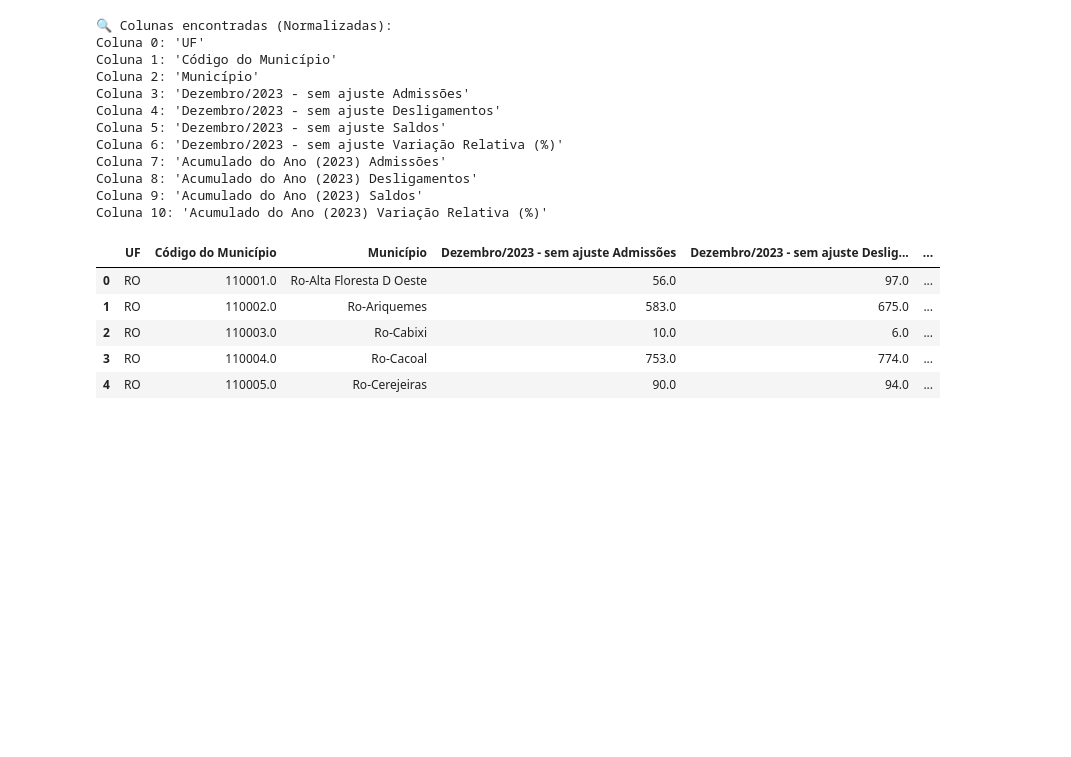
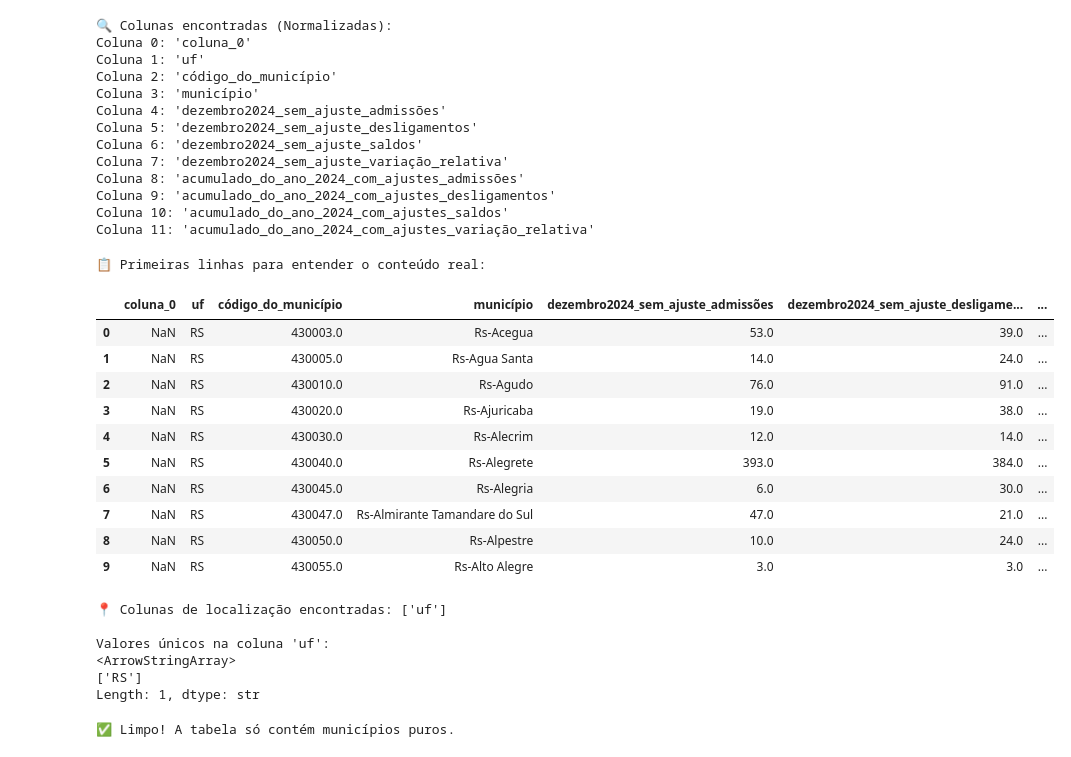
Before and after one commit to rs-impact-lab/rs-impact, a Jupyter notebook: notebooks/01_exploracao_caged.ipynb, the cells around one changed output. Cells and saved outputs as stored; diff of their text form; code cells hidden in the pictures; blank space fills up the shorter version.

```diff
--- a/notebooks/01_exploracao_caged.ipynb
+++ b/notebooks/01_exploracao_caged.ipynb
@@ -8,7 +8,7 @@ ARQUIVO_ALVO = "12-tabelas-dezembro-de-2024_tabela_3.parquet"
 ANO = "2024"
 
 RAIZ = Path("..").resolve().parents[0]
-CAMINHO_DADOS = RAIZ / "data" / "processed" / "caged-parquet" / ANO / ARQUIVO_ALVO
+CAMINHO_DADOS = RAIZ / "rs-impact" / "data" / "processed" / "caged" / ANO / ARQUIVO_ALVO
 
 print(f"✅ Caminho configurado.")
 print(f"🔍 Alvo: {CAMINHO_DADOS}")
@@ -46,32 +46,62 @@ for i, col in enumerate(df.columns):
     print(f"Coluna {i}: '{col}'")
 # %% [output]
 🔍 Colunas encontradas (Normalizadas):
-Coluna 0: 'UF'
-Coluna 1: 'Código do Município'
-Coluna 2: 'Município'
-Coluna 3: 'Dezembro/2023 - sem ajuste Admissões'
-Coluna 4: 'Dezembro/2023 - sem ajuste Desligamentos'
-Coluna 5: 'Dezembro/2023 - sem ajuste Saldos'
-Coluna 6: 'Dezembro/2023 - sem ajuste Variação Relativa (%)'
-Coluna 7: 'Acumulado do Ano (2023) Admissões'
-Coluna 8: 'Acumulado do Ano (2023) Desligamentos'
-Coluna 9: 'Acumulado do Ano (2023) Saldos'
-Coluna 10: 'Acumulado do Ano (2023) Variação Relativa (%)'
+Coluna 0: 'coluna_0'
+Coluna 1: 'uf'
+Coluna 2: 'código_do_município'
+Coluna 3: 'município'
+Coluna 4: 'dezembro2024_sem_ajuste_admissões'
+Coluna 5: 'dezembro2024_sem_ajuste_desligamentos'
+Coluna 6: 'dezembro2024_sem_ajuste_saldos'
+Coluna 7: 'dezembro2024_sem_ajuste_variação_relativa'
+Coluna 8: 'acumulado_do_ano_2024_com_ajustes_admissões'
+Coluna 9: 'acumulado_do_ano_2024_com_ajustes_desligamentos'
+Coluna 10: 'acumulado_do_ano_2024_com_ajustes_saldos'
+Coluna 11: 'acumulado_do_ano_2024_com_ajustes_variação_relativa'
 # %%
-# CÉLULA 5: Extração e filtragem dos dados de interesse.
+# CÉLULA 5: Diagnóstico de Escopo Econômico (Nacional vs Estadual)
 
-#NOTE: As colunas agora seguem o padrão 'nome_original_subtitulo' gerado na conversão.
-coluna_desejada = 'seção_agrupamento'
+print("📋 Primeiras linhas para entender o conteúdo real:")
+display(df.head(10))
 
-if coluna_desejada in df.columns:
-    display(df[[coluna_desejada, df.columns[-1]]].head())
+# Vamos procurar se existe alguma coluna que faça referência a Estados (UF) ou Regiões
+colunas_uf = [col for col in df.columns if 'uf' in col.lower() or 'estado' in col.lower() or 'região' in col.lower()]
+
+if colunas_uf:
+    print(f"📍 Colunas de localização encontradas: {colunas_uf}")
+    for col in colunas_uf:
+        print(f"\nValores únicos na coluna '{col}':")
+        print(df[col].unique())
 else:
-    #NOTE: Caso a coluna exata mude entre tabelas, o display abaixo mostra o DF completo já limpo.
-    display(df.head())
+    print("\n⚠️ Nenhuma coluna explícita de 'UF' ou 'Estado' foi encontrada.")
+    print("Isso indica que esta tabela específica pode ser um consolidado Nacional ou Setorial puro.")
 # %% [output]
+📋 Primeiras linhas para entender o conteúdo real:
-|  | UF | Código do Município | Município | Dezembro/2023 - sem ajuste Admissões | Dezembro/2023 - sem ajuste Deslig... | ... |
-| 0 | RO | 110001.0 | Ro-Alta Floresta D Oeste | 56.0 | 97.0 | ... |
-| 1 | RO | 110002.0 | Ro-Ariquemes | 583.0 | 675.0 | ... |
-| 2 | RO | 110003.0 | Ro-Cabixi | 10.0 | 6.0 | ... |
-| 3 | RO | 110004.0 | Ro-Cacoal | 753.0 | 774.0 | ... |
-| 4 | RO | 110005.0 | Ro-Cerejeiras | 90.0 | 94.0 | ... |
+|  | coluna_0 | uf | código_do_município | município | dezembro2024_sem_ajuste_admissões | dezembro2024_sem_ajuste_desligame... | ... |
+| 0 | NaN | RS | 430003.0 | Rs-Acegua | 53.0 | 39.0 | ... |
+| 1 | NaN | RS | 430005.0 | Rs-Agua Santa | 14.0 | 24.0 | ... |
+| 2 | NaN | RS | 430010.0 | Rs-Agudo | 76.0 | 91.0 | ... |
+| 3 | NaN | RS | 430020.0 | Rs-Ajuricaba | 19.0 | 38.0 | ... |
+| 4 | NaN | RS | 430030.0 | Rs-Alecrim | 12.0 | 14.0 | ... |
+| 5 | NaN | RS | 430040.0 | Rs-Alegrete | 393.0 | 384.0 | ... |
+| 6 | NaN | RS | 430045.0 | Rs-Alegria | 6.0 | 30.0 | ... |
+| 7 | NaN | RS | 430047.0 | Rs-Almirante Tamandare do Sul | 47.0 | 21.0 | ... |
+| 8 | NaN | RS | 430050.0 | Rs-Alpestre | 10.0 | 24.0 | ... |
+| 9 | NaN | RS | 430055.0 | Rs-Alto Alegre | 3.0 | 3.0 | ... |
+📍 Colunas de localização encontradas: ['uf']
+
+Valores únicos na coluna 'uf':
+<ArrowStringArray>
+['RS']
+Length: 1, dtype: str
+# %%
+# CÉLULA 6: Verificação de linhas de somatório (Subtotais) - CORRIGIDA
+linhas_suspeitas = df[df['município'].str.contains('total|ignorado|subtotal', case=False, na=False)]
+
+if not linhas_suspeitas.empty:
+    print("⚠️ Atenção! Foram encontradas linhas de agregação na tabela:")
+    display(linhas_suspeitas[['município', 'dezembro2024_sem_ajuste_saldos']])
+else:
+    print("✅ Limpo! A tabela só contém municípios puros.")
+# %% [output]
+✅ Limpo! A tabela só contém municípios puros.
```
Also changed, not shown: parts of 5 cells of this notebook, 21 other files.
